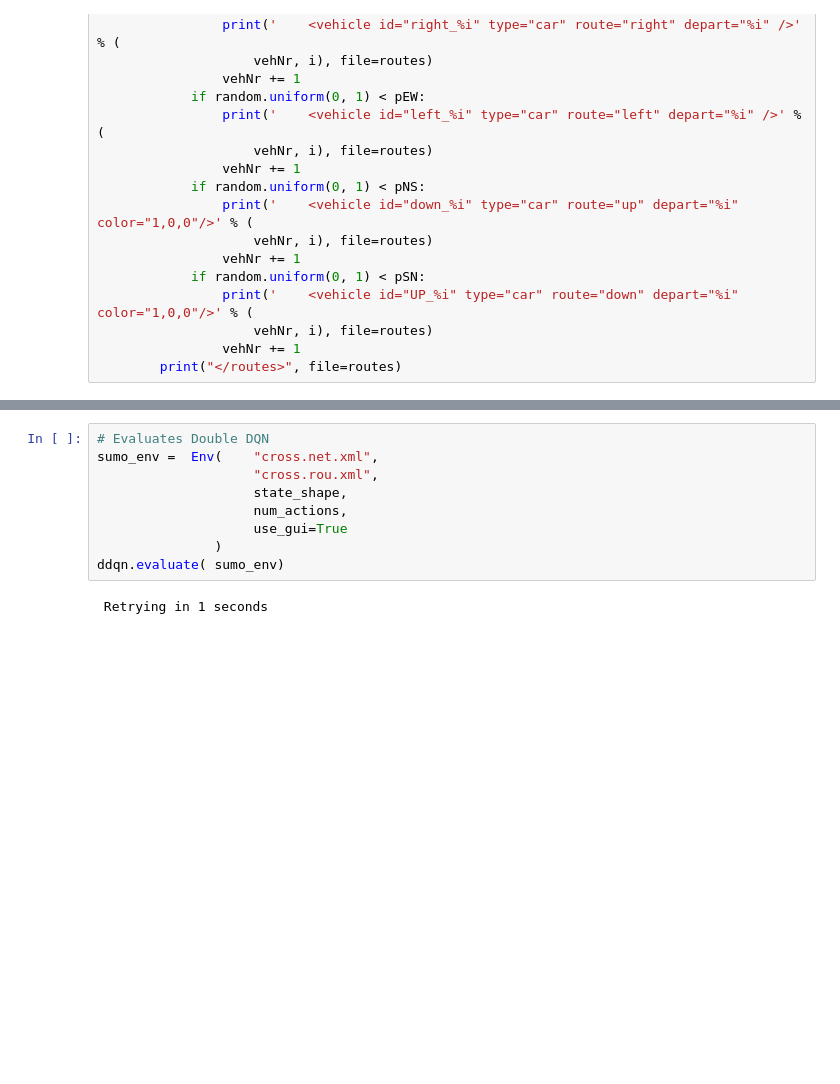
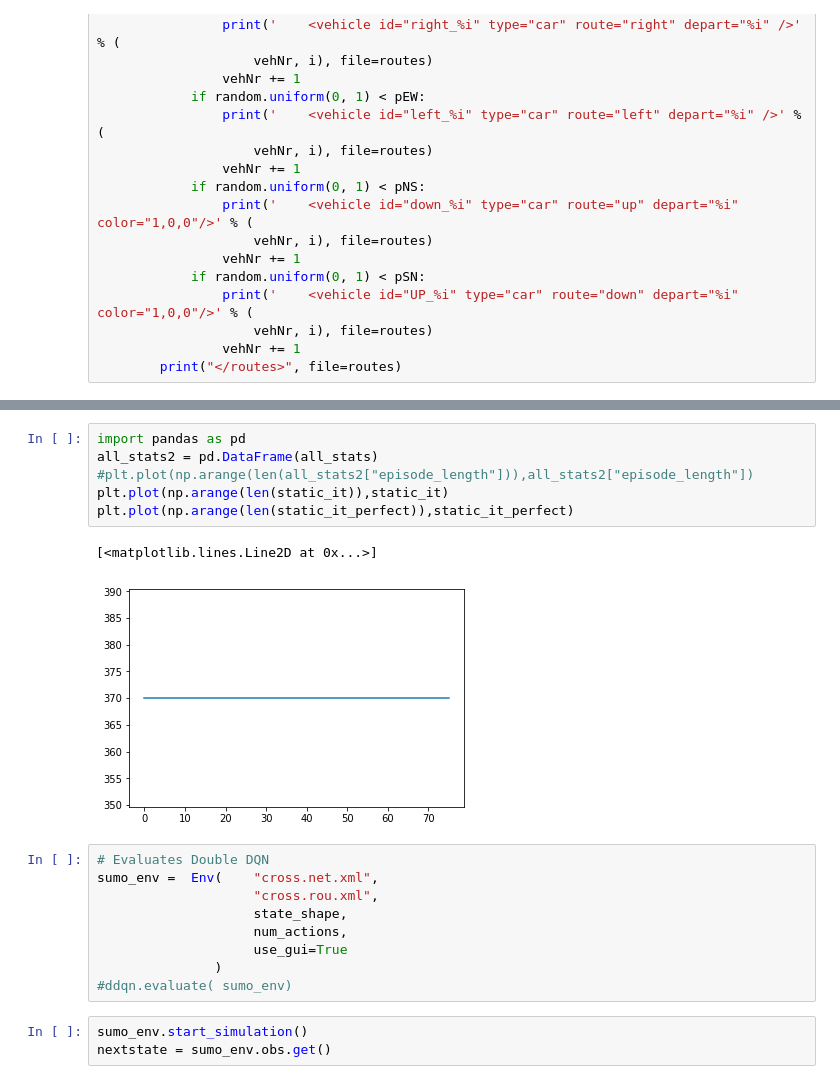
Before and after one commit to jrdmose/MS_Transports_RL, a Jupyter notebook: Scripts/Tests_Sumo/cross_RL/Double_DQN_cross.ipynb, the cells around one changed output, grey strips where cells are left out. Saved outputs shown, nothing was run; the diff lists cells and outputs as text; blank space fills up the shorter version.

```diff
--- a/Scripts/Tests_Sumo/cross_RL/Double_DQN_cross.ipynb
+++ b/Scripts/Tests_Sumo/cross_RL/Double_DQN_cross.ipynb
@@ -1058,3 +1133,12 @@ Current mean+std: 8.295315600067031 27.328710850419107
+# %%
+import pandas as pd
+all_stats2 = pd.DataFrame(all_stats)
+#plt.plot(np.arange(len(all_stats2["episode_length"])),all_stats2["episode_length"])
+plt.plot(np.arange(len(static_it)),static_it)
+plt.plot(np.arange(len(static_it_perfect)),static_it_perfect)
+# %% [output]
+[<matplotlib.lines.Line2D at 0x...>]
+[figure, added]
 # %%
 # Evaluates Double DQN
 sumo_env =  Env(    "cross.net.xml",
@@ -1063,6 +1147,7 @@ sumo_env =  Env(    "cross.net.xml",
                     num_actions,
                     use_gui=True
                )
-ddqn.evaluate( sumo_env)
+#ddqn.evaluate( sumo_env)
-# %% [output]
- Retrying in 1 seconds
+# %%
+sumo_env.start_simulation()
+nextstate = sumo_env.obs.get()
```
Also changed, not shown: parts of 6 cells of this notebook, 2 other files.
